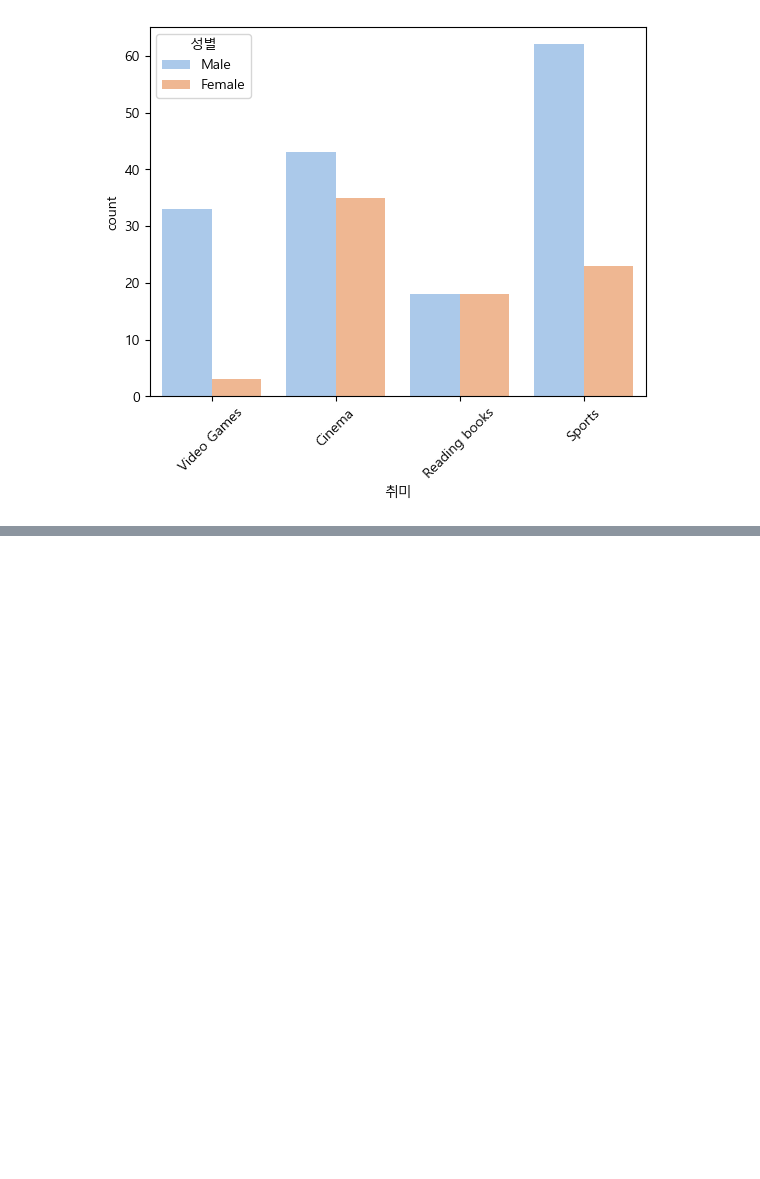
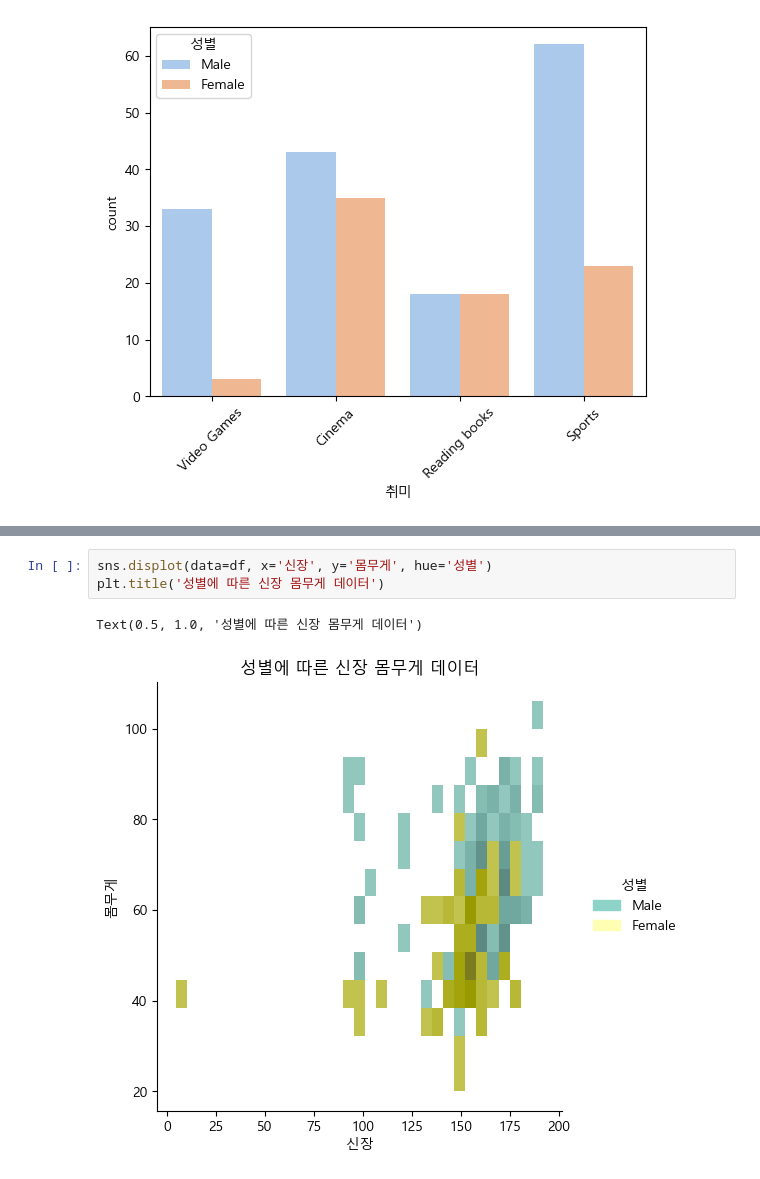
Before and after one commit to minseok06/python, a Jupyter notebook: 23강.ipynb, the cells around one changed output, grey strips where cells are left out. Cells and saved outputs as stored; diff of their text form; blank space fills up the shorter version.

```diff
--- a/23강.ipynb
+++ b/23강.ipynb
@@ -73,0 +79,6 @@ plt.xticks(rotation=45)
+# %%
+sns.displot(data=df, x='신장', y='몸무게', hue='성별')
+plt.title('성별에 따른 신장 몸무게 데이터')
+# %% [output]
+Text(0.5, 1.0, '성별에 따른 신장 몸무게 데이터')
+[figure, added]
```
Also changed, not shown: parts of 16 cells of this notebook.
